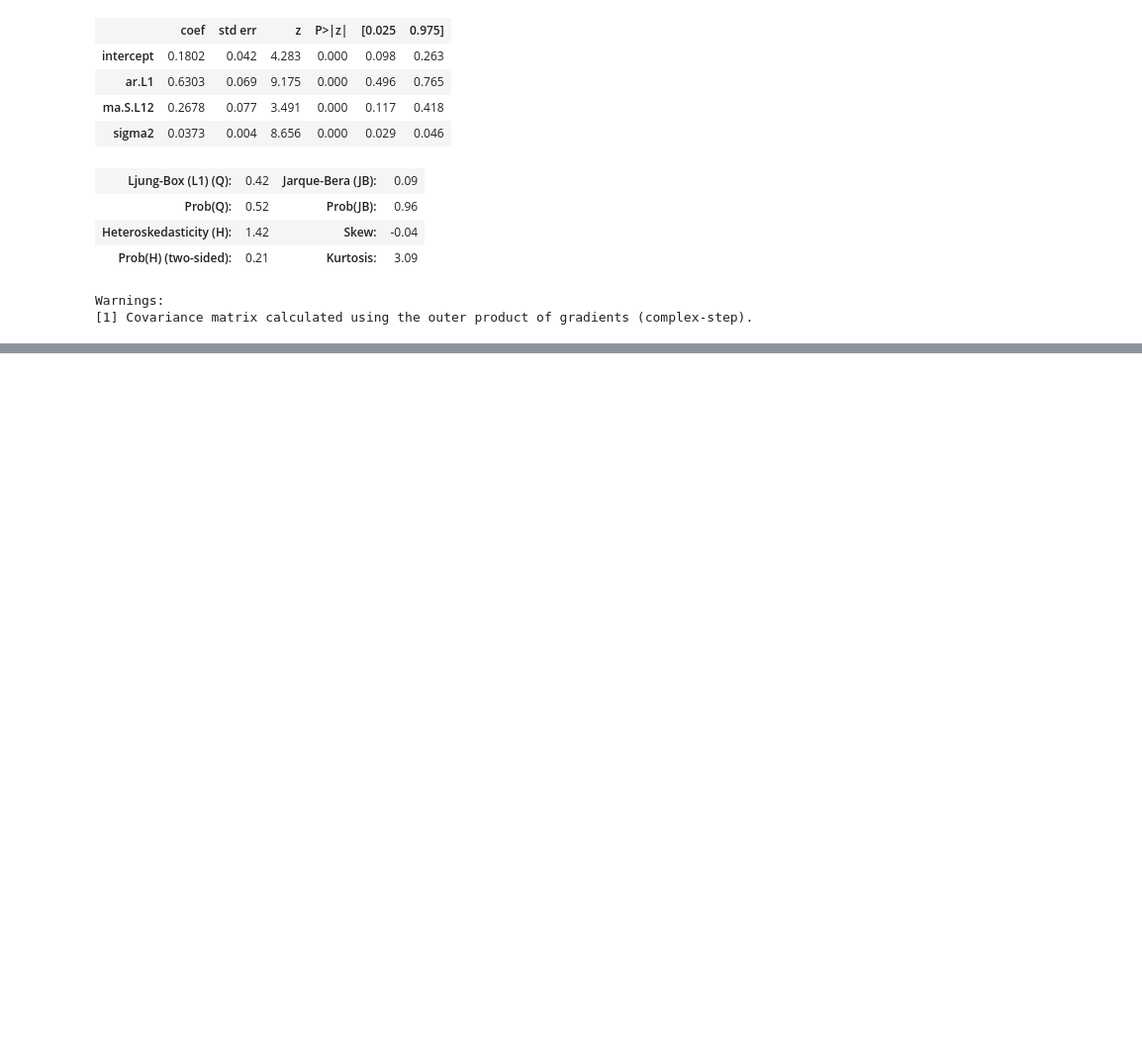
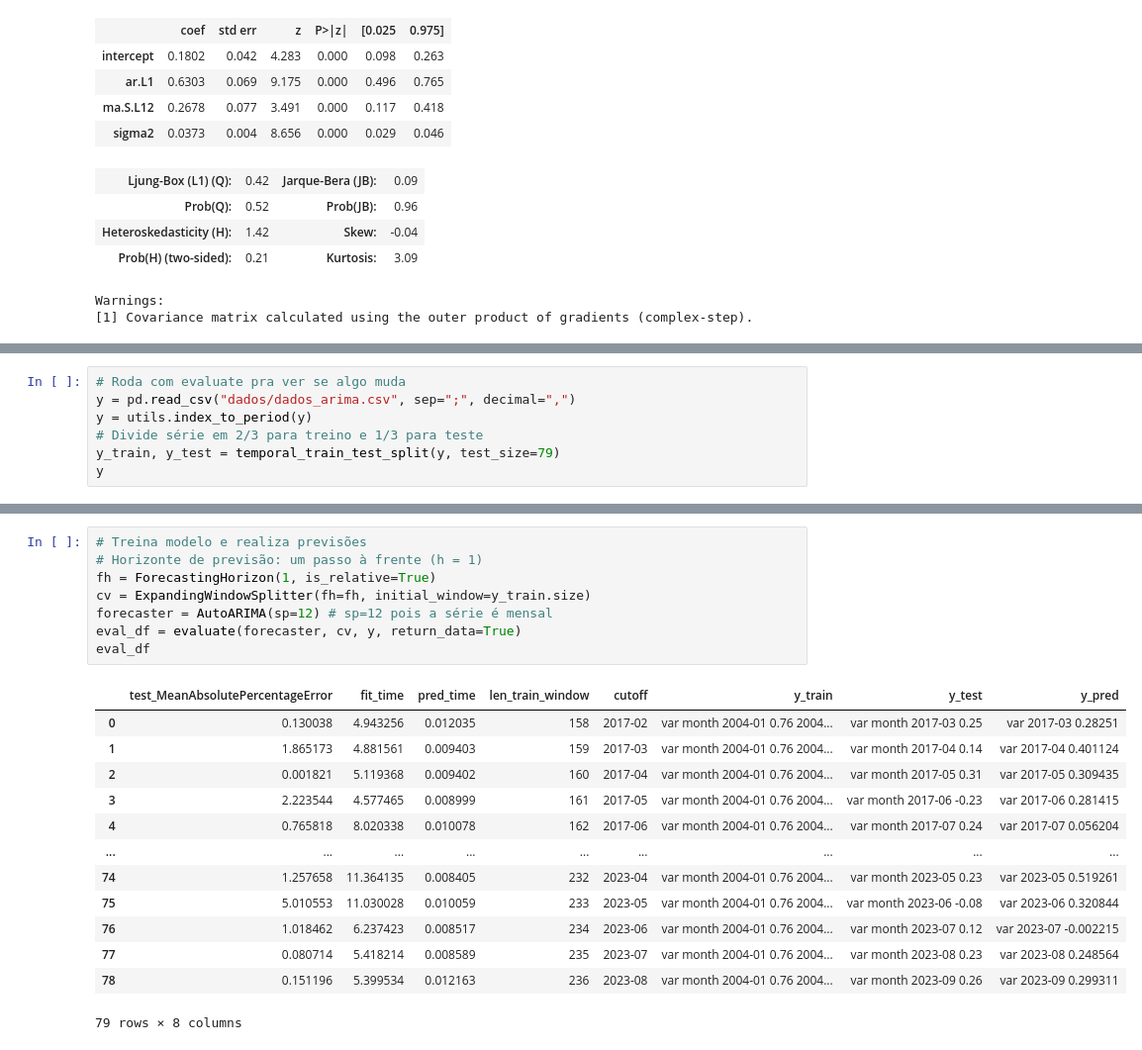
Before and after one commit to GuilhermeFrainer/tcc, a Jupyter notebook: arima_forecast.ipynb, the cells around one changed output, grey strips where cells are left out. Shown at 99% size. Drawn from its saved outputs; the diff is of its cells as text; blank space fills up the shorter version.

Commit message:
Roda ARIMA com 'evaluate'. Dá no mesmo resultado.

```diff
--- a/arima_forecast.ipynb
+++ b/arima_forecast.ipynb
@@ -123,0 +123,7 @@ Warnings:
+# %%
+# Roda com evaluate pra ver se algo muda
+y = pd.read_csv("dados/dados_arima.csv", sep=";", decimal=",")
+y = utils.index_to_period(y)
+# Divide série em 2/3 para treino e 1/3 para teste
+y_train, y_test = temporal_train_test_split(y, test_size=79)
+y
@@ -123,0 +145,22 @@ Warnings:
+# %%
+# Treina modelo e realiza previsões
+# Horizonte de previsão: um passo à frente (h = 1)
+fh = ForecastingHorizon(1, is_relative=True)
+cv = ExpandingWindowSplitter(fh=fh, initial_window=y_train.size)
+forecaster = AutoARIMA(sp=12) # sp=12 pois a série é mensal
+eval_df = evaluate(forecaster, cv, y, return_data=True)
+eval_df
+# %% [output]
+|  | test_MeanAbsolutePercentageError | fit_time | pred_time | len_train_window | cutoff | y_train | y_test | y_pred |
+| 0 | 0.130038 | 4.943256 | 0.012035 | 158 | 2017-02 | var month 2004-01 0.76 2004... | var month 2017-03 0.25 | var 2017-03 0.28251 |
+| 1 | 1.865173 | 4.881561 | 0.009403 | 159 | 2017-03 | var month 2004-01 0.76 2004... | var month 2017-04 0.14 | var 2017-04 0.401124 |
+| 2 | 0.001821 | 5.119368 | 0.009402 | 160 | 2017-04 | var month 2004-01 0.76 2004... | var month 2017-05 0.31 | var 2017-05 0.309435 |
+| 3 | 2.223544 | 4.577465 | 0.008999 | 161 | 2017-05 | var month 2004-01 0.76 2004... | var month 2017-06 -0.23 | var 2017-06 0.281415 |
+| 4 | 0.765818 | 8.020338 | 0.010078 | 162 | 2017-06 | var month 2004-01 0.76 2004... | var month 2017-07 0.24 | var 2017-07 0.056204 |
+| ... | ... | ... | ... | ... | ... | ... | ... | ... |
+| 74 | 1.257658 | 11.364135 | 0.008405 | 232 | 2023-04 | var month 2004-01 0.76 2004... | var month 2023-05 0.23 | var 2023-05 0.519261 |
+| 75 | 5.010553 | 11.030028 | 0.010059 | 233 | 2023-05 | var month 2004-01 0.76 2004... | var month 2023-06 -0.08 | var 2023-06 0.320844 |
+| 76 | 1.018462 | 6.237423 | 0.008517 | 234 | 2023-06 | var month 2004-01 0.76 2004... | var month 2023-07 0.12 | var 2023-07 -0.002215 |
+| 77 | 0.080714 | 5.418214 | 0.008589 | 235 | 2023-07 | var month 2004-01 0.76 2004... | var month 2023-08 0.23 | var 2023-08 0.248564 |
+| 78 | 0.151196 | 5.399534 | 0.012163 | 236 | 2023-08 | var month 2004-01 0.76 2004... | var month 2023-09 0.26 | var 2023-09 0.299311 |
+79 rows × 8 columns
```
Also changed, not shown: parts of 5 cells of this notebook.
